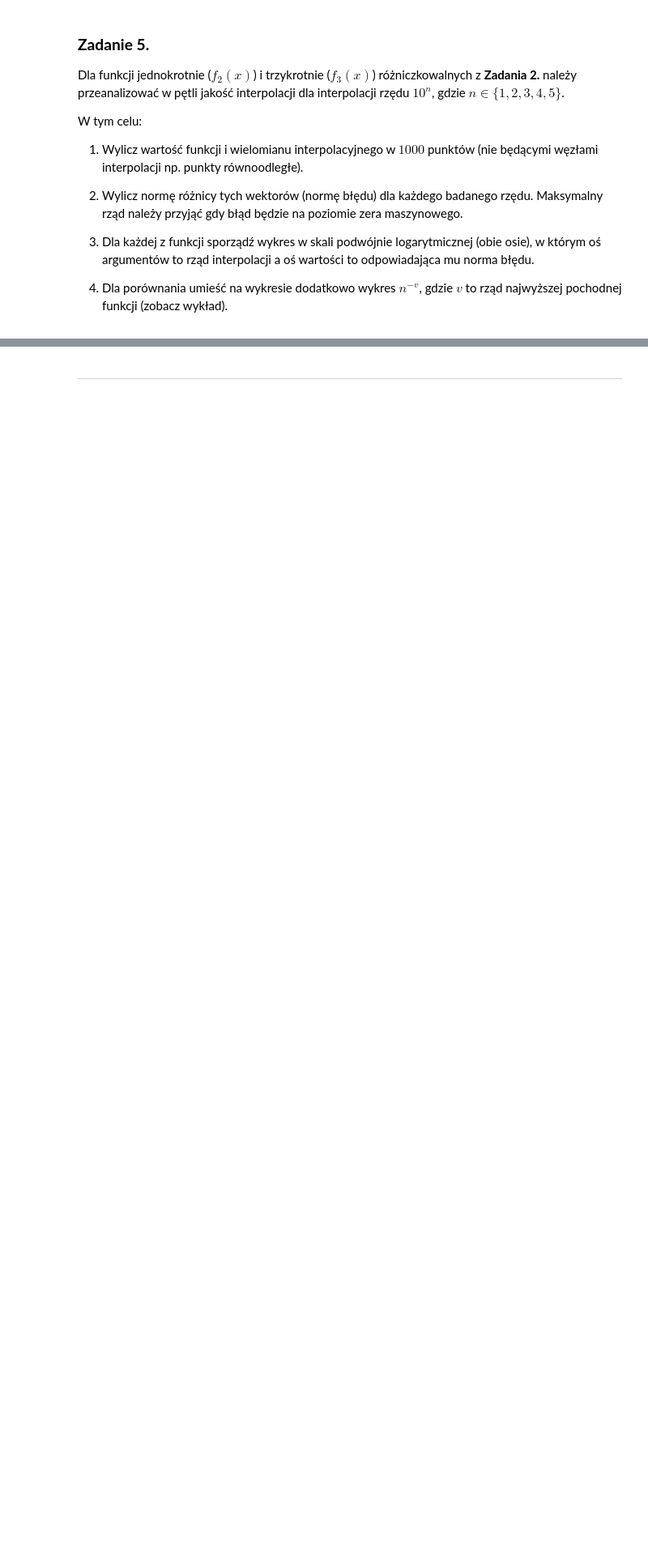
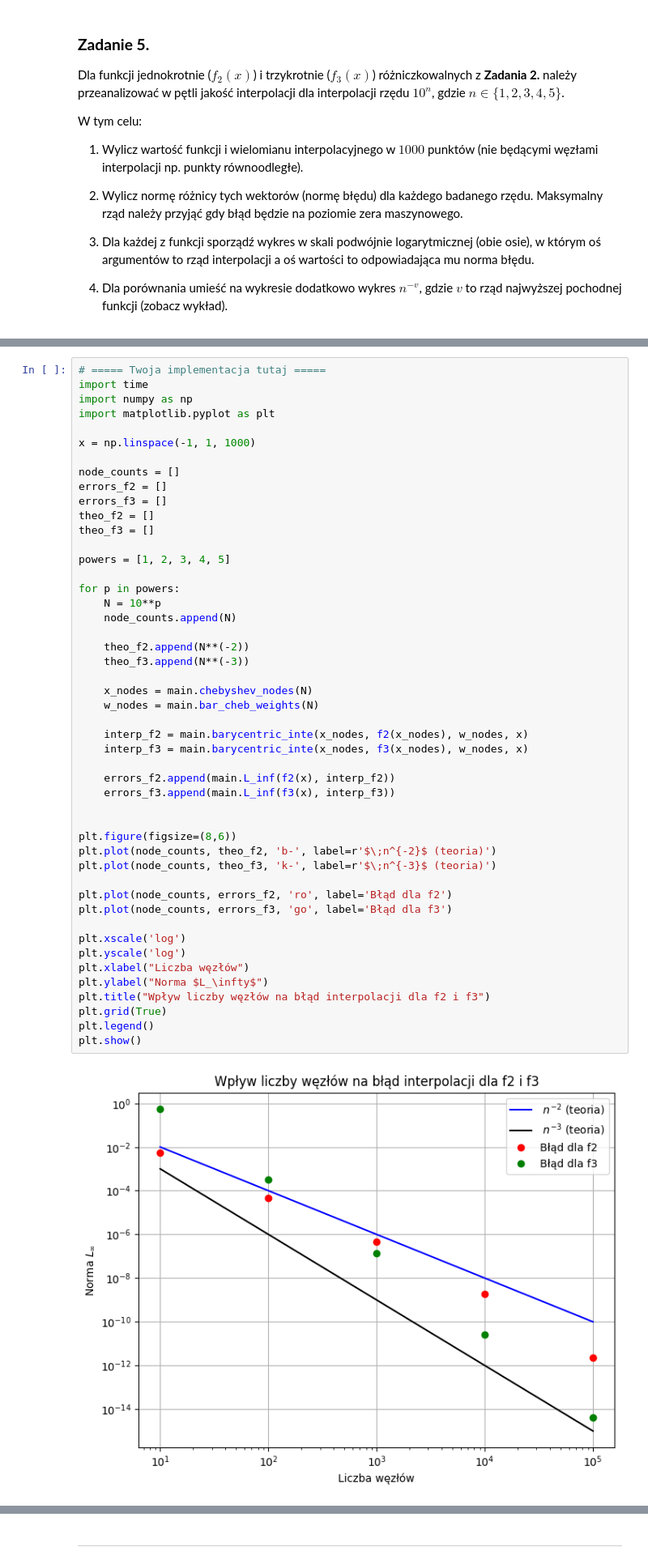
Before and after one commit to MN-KJ-2025/lab9-interpolacja-Jakub0071, a Jupyter notebook: sprawozdanie.ipynb, the cells around one changed output, grey strips where cells are left out. Shown: that part at 81% size. Saved outputs shown, nothing was run; the diff lists cells and outputs as text; blank space fills up the shorter version.

```diff
--- a/sprawozdanie.ipynb
+++ b/sprawozdanie.ipynb
@@ -179,0 +234,50 @@ W tym celu:
+# %%
+# ===== Twoja implementacja tutaj =====
+import time
+import numpy as np
+import matplotlib.pyplot as plt
+
+x = np.linspace(-1, 1, 1000)
+
+node_counts = []
+errors_f2 = []
+errors_f3 = []
+theo_f2 = []
+theo_f3 = []
+
+powers = [1, 2, 3, 4, 5]
+
+for p in powers:
+    N = 10**p
+    node_counts.append(N)
+
+    theo_f2.append(N**(-2))
+    theo_f3.append(N**(-3))
+
+    x_nodes = main.chebyshev_nodes(N)
+    w_nodes = main.bar_cheb_weights(N)
+
+    interp_f2 = main.barycentric_inte(x_nodes, f2(x_nodes), w_nodes, x)
+    interp_f3 = main.barycentric_inte(x_nodes, f3(x_nodes), w_nodes, x)
+
+    errors_f2.append(main.L_inf(f2(x), interp_f2))
+    errors_f3.append(main.L_inf(f3(x), interp_f3))
+
+
+plt.figure(figsize=(8,6))
+plt.plot(node_counts, theo_f2, 'b-', label=r'$\;n^{-2}$ (teoria)')
+plt.plot(node_counts, theo_f3, 'k-', label=r'$\;n^{-3}$ (teoria)')
+
+plt.plot(node_counts, errors_f2, 'ro', label='Błąd dla f2')
+plt.plot(node_counts, errors_f3, 'go', label='Błąd dla f3')
+
+plt.xscale('log')
+plt.yscale('log')
+plt.xlabel("Liczba węzłów")
+plt.ylabel("Norma $L_\infty$")
+plt.title("Wpływ liczby węzłów na błąd interpolacji dla f2 i f3")
+plt.grid(True)
+plt.legend()
+plt.show()
+# %% [output]
+[figure, added]
```
Also changed, not shown: parts of 9 cells of this notebook.
